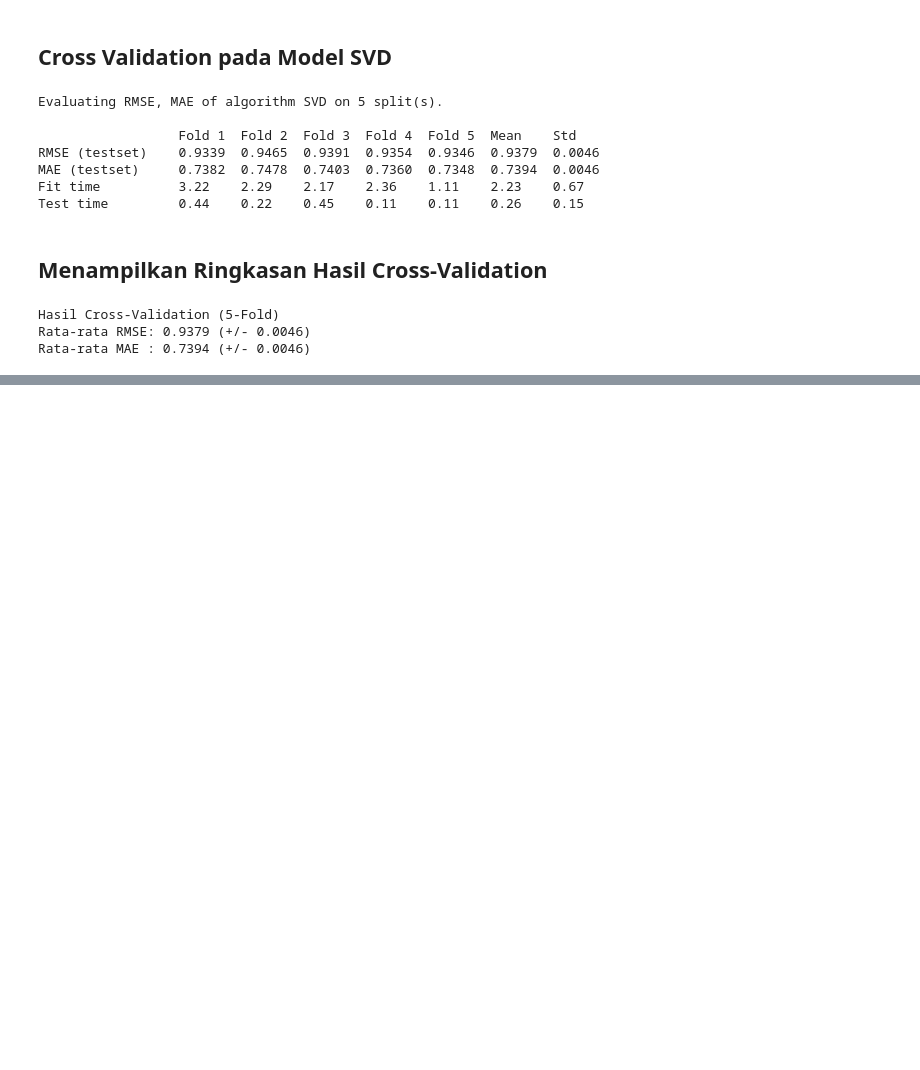
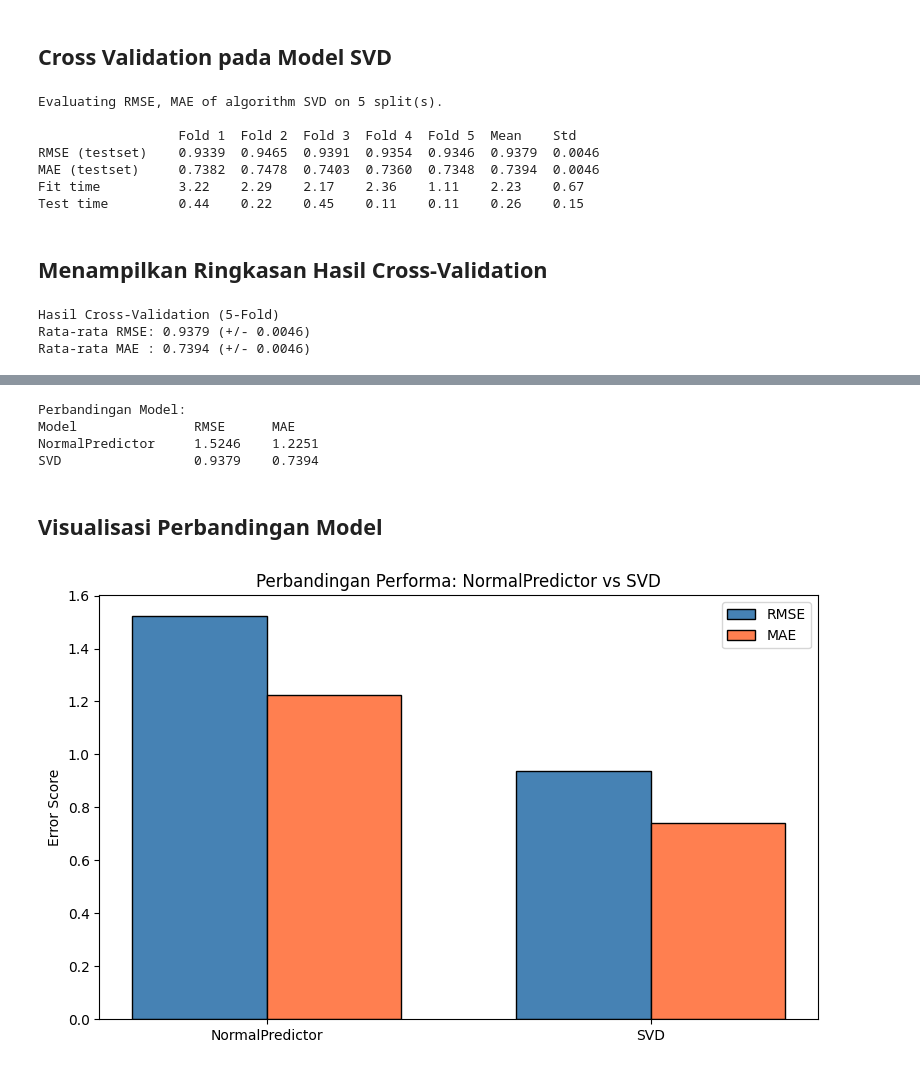
Before and after one commit to r021n/simple-machine-learing, a Jupyter notebook: Simple_Movie_Recommendation_System.ipynb, the cells around one changed output, grey strips where cells are left out. Drawn from its saved outputs; the diff is of its cells as text; code cells hidden in the pictures; blank space fills up the shorter version.

```diff
--- a/Simple_Movie_Recommendation_System.ipynb
+++ b/Simple_Movie_Recommendation_System.ipynb
@@ -580,0 +606,44 @@ Rata-rata MAE : 0.7394 (+/- 0.0046)
+# %%
+baseline_results = cross_validate(
+    NormalPredictor(),
+    surprise_data,
+    measures=["RMSE", "MAE"],
+    cv=5,
+    verbose=False,
+)
+
+baseline_rmse = baseline_results["test_rmse"].mean()
+baseline_mae = baseline_results["test_mae"].mean()
+
+print("Perbandingan Model:")
+print(f"{'Model':<20}{'RMSE':<10}{'MAE':<10}")
+print(f"{'NormalPredictor':<20}{baseline_rmse:<10.4f}{baseline_mae:<10.4f}")
+print(f"{'SVD':<20}{mean_rmse:<10.4f}{mean_mae:<10.4f}")
+# %% [output]
+Perbandingan Model:
+Model               RMSE      MAE
+NormalPredictor     1.5246    1.2251
+SVD                 0.9379    0.7394
+# %% [markdown]
+## Visualisasi Perbandingan Model
+# %%
+comparison_df = pd.DataFrame({
+    "Model": ["NormalPredictor", "SVD"],
+    "RMSE": [baseline_rmse, mean_rmse],
+    "MAE": [baseline_mae, mean_mae]
+})
+
+x = np.arange(len(comparison_df))
+width = 0.35
+
+plt.figure(figsize=(8, 5))
+plt.bar(x - width/2, comparison_df["RMSE"], width, label="RMSE", color="steelblue", edgecolor="black")
+plt.bar(x + width/2, comparison_df["MAE"], width, label="MAE", color="coral", edgecolor="black")
+plt.xticks(x, comparison_df["Model"])
+plt.ylabel("Error Score")
+plt.title("Perbandingan Performa: NormalPredictor vs SVD")
+plt.legend()
+plt.tight_layout()
+plt.show()
+# %% [output]
+[figure, added]
```
Also changed, not shown: parts of 3 cells of this notebook.
